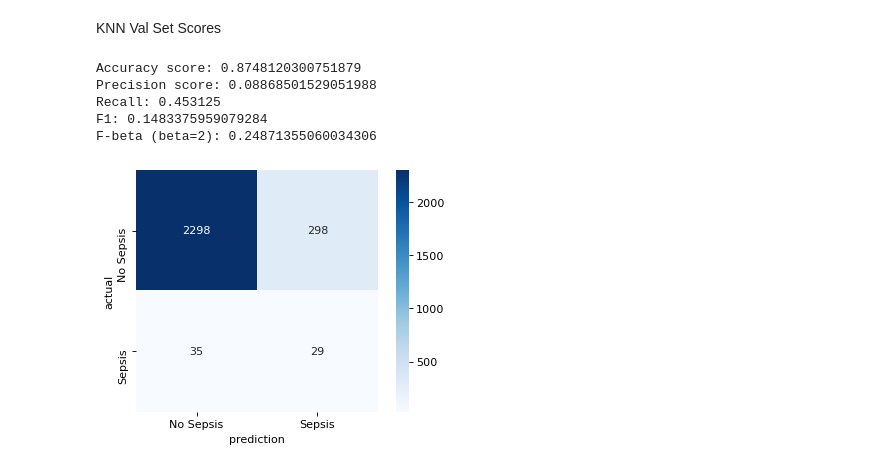
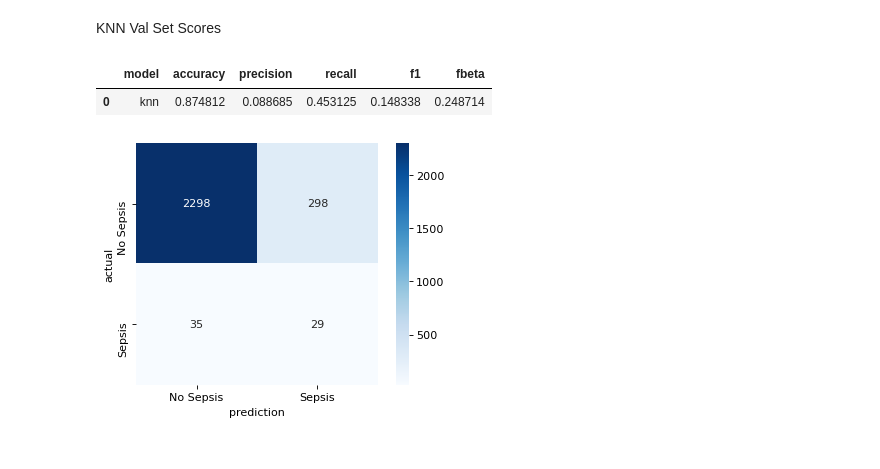
Before and after one commit to Jason-HKim/Classification_Project, a Jupyter notebook: Notebooks/Models.ipynb, the cells around one changed output. Cells and saved outputs as stored; diff of their text form; code cells hidden in the pictures.

```diff
--- a/Notebooks/Models.ipynb
+++ b/Notebooks/Models.ipynb
@@ -56,18 +56,27 @@ from sklearn.metrics import make_scorer
 # creating a new scoring metric that uses beta = 2
 f_beta_2 = make_scorer(fbeta_score, beta=2)
 # %%
-def scores(y_true, y_pred):
+def scores(y_true, y_pred, model):
+
+    model_score_df = pd.DataFrame()
     accuracy = accuracy_score(y_true, y_pred)
     precision = precision_score(y_true, y_pred)
     recall = recall_score(y_true, y_pred)
     f1 = f1_score(y_true, y_pred)
     fbeta = fbeta_score(y_true, y_pred, beta=2)
 
-    print(f'Accuracy score: {accuracy}')
-    print(f'Precision score: {precision}')
-    print(f'Recall: {recall}')
-    print(f'F1: {f1}')
-    print(f'F-beta (beta=2): {fbeta}')
+    temp_df = pd.DataFrame([[str(model), accuracy, precision, recall, f1, fbeta]])
+
+    model_score_df = pd.concat([model_score_df, temp_df])
+    model_score_df.columns = ['model', 'accuracy', 'precision', 'recall', 'f1', 'fbeta']
+
+    return model_score_df
+
+#     print(f'Accuracy score: {accuracy}')
+#     print(f'Precision score: {precision}')
+#     print(f'Recall: {recall}')
+#     print(f'F1: {f1}')
+#     print(f'F-beta (beta=2): {fbeta}')
 # %%
 def make_confusion_matrix(model, threshold=0.5):
     # Predict class 1 if probability of being in class 1 is greater than threshold
@@ -101,13 +110,10 @@ F-beta (beta=2): 1.0
 # %% [markdown]
 KNN Val Set Scores
 # %%
-scores(y_val, knn_val_pred)
+scores(y_val, knn_val_pred, 'knn')
 # %% [output]
-Accuracy score: 0.8748120300751879
-Precision score: 0.08868501529051988
-Recall: 0.453125
-F1: 0.1483375959079284
-F-beta (beta=2): 0.24871355060034306
+|  | model | accuracy | precision | recall | f1 | fbeta |
+| 0 | knn | 0.874812 | 0.088685 | 0.453125 | 0.148338 | 0.248714 |
 # %%
 make_confusion_matrix(knn)
 # %% [output]
```
Also changed, not shown: parts of 13 cells of this notebook.
